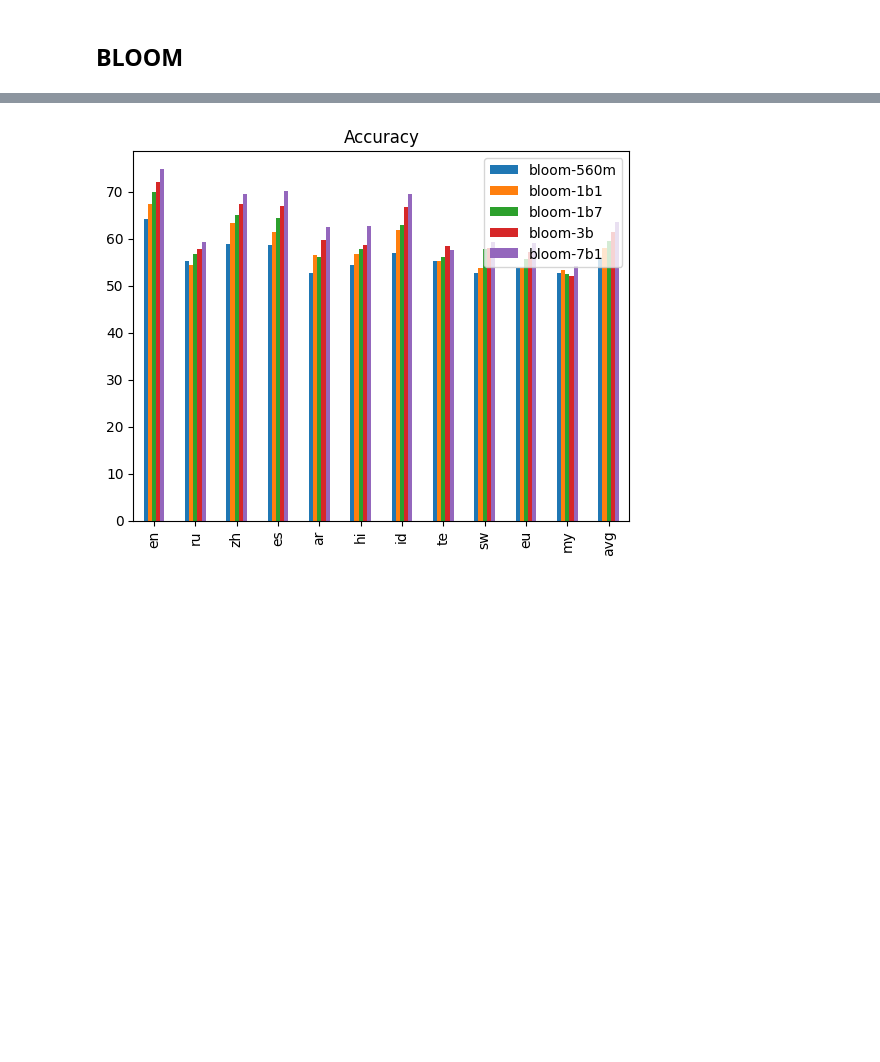
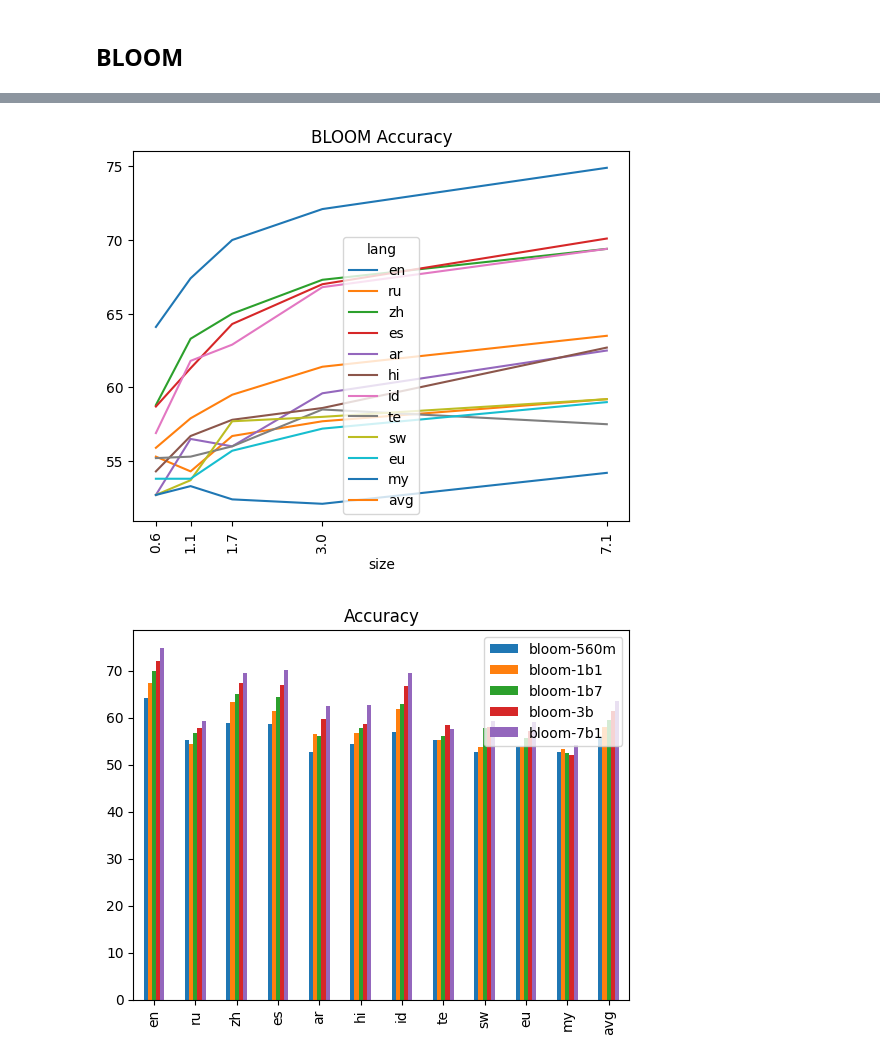
Before and after one commit to juletx/self-translate, a Jupyter notebook: evaluation/xstory_cloze.ipynb, the cells around one changed output, grey strips where cells are left out. Cells and saved outputs as stored; diff of their text form; code cells hidden in the pictures; blank space fills up the shorter version.

```diff
--- a/evaluation/xstory_cloze.ipynb
+++ b/evaluation/xstory_cloze.ipynb
@@ -96,4 +130,6 @@ bloom_model_names=[
     "bigscience/bloom-3b",
     "bigscience/bloom-7b1",
 ]
+bloom_names = [name.split("/")[-1] for name in bloom_model_names]
+bloom_model_sizes = [0.6, 1.1, 1.7, 3.0, 7.1]
 acc_df, ppl_cor_df, ppl_inc_df = get_dfs(bloom_model_names)
@@ -116,3 +180,7 @@ acc_df
+# %%
+plot_size_df(acc_df, bloom_model_sizes, bloom_names, "BLOOM Accuracy")
+# %% [output]
+[figure, added]
 # %%
 plot_df(acc_df, "Accuracy")
 plot_df(ppl_cor_df, "Perplexity (correct)")
```
Also changed, not shown: parts of 13 cells of this notebook.
